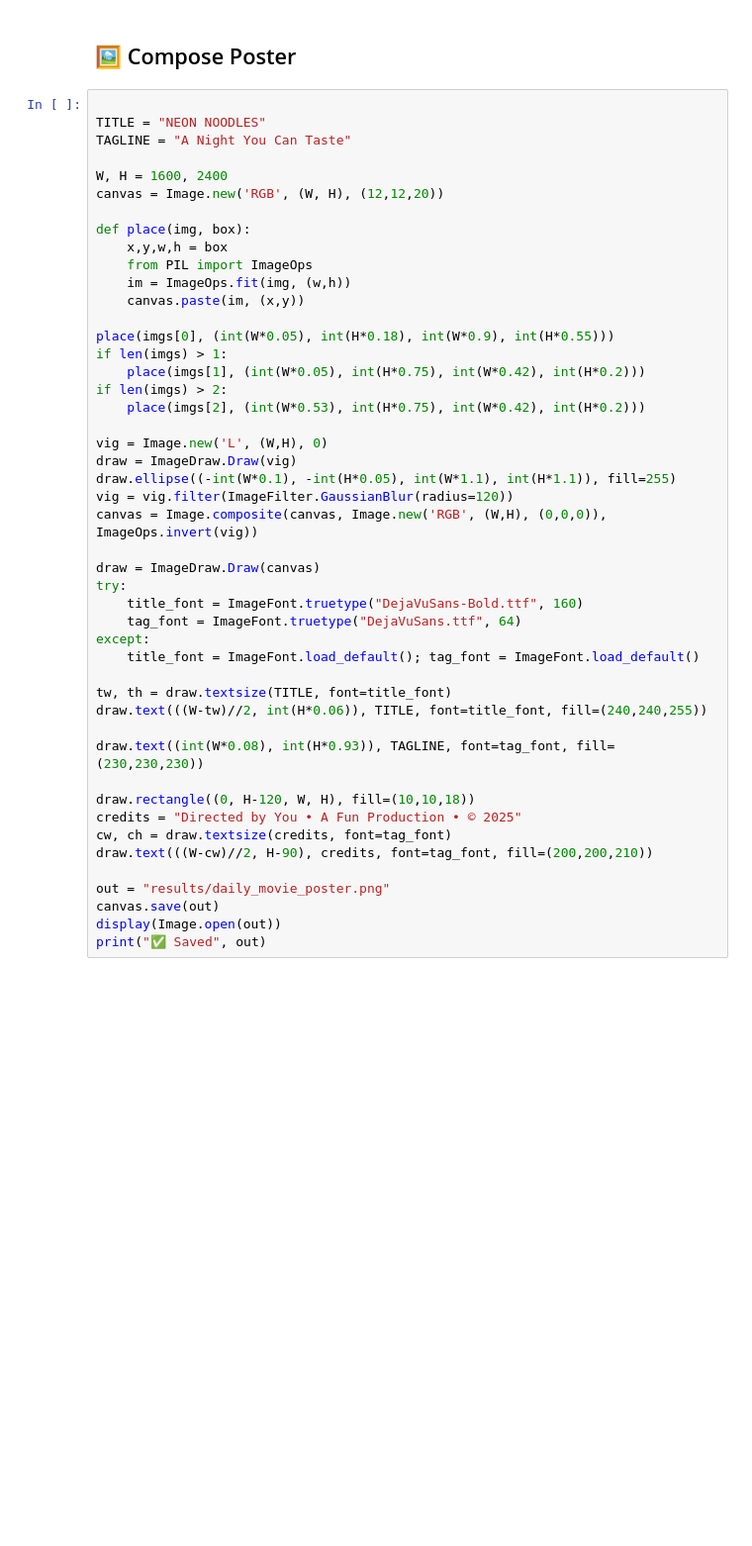
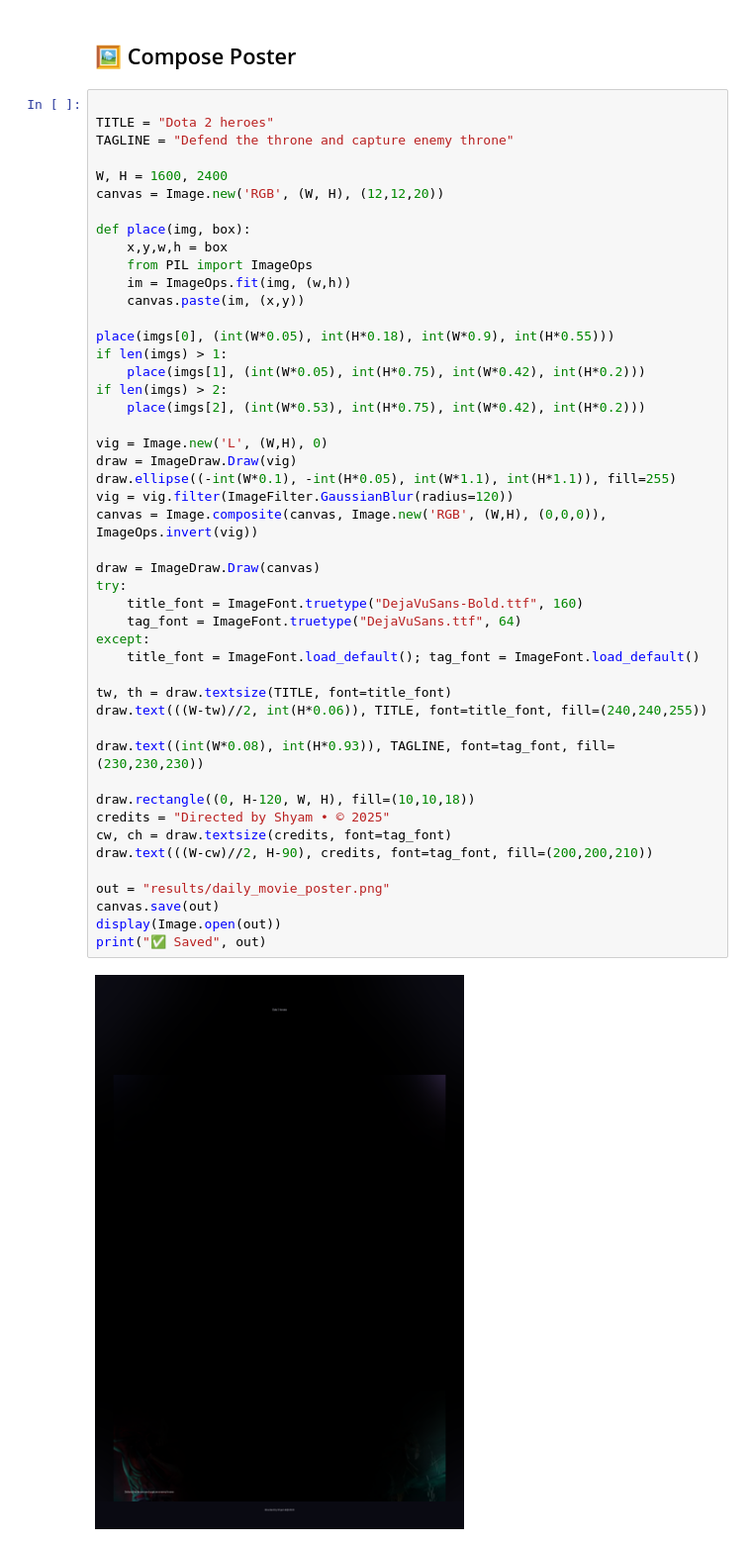
Before and after one commit to ssrinivas-berkeley/genai-playground, a Jupyter notebook: Daily_Movie_Poster_Colab_fixed.ipynb, the cells around one changed output. Shown at 99% size. Drawn from its saved outputs; the diff is of its cells as text; blank space fills up the shorter version.

```diff
--- a/Daily_Movie_Poster_Colab_fixed.ipynb
+++ b/Daily_Movie_Poster_Colab_fixed.ipynb
@@ -36,8 +48,8 @@ assert len(imgs) >= 1, "Upload at least one image"
 ## 🖼️ Compose Poster
 # %%
 
-TITLE = "NEON NOODLES"
-TAGLINE = "A Night You Can Taste"
+TITLE = "Dota 2 heroes"
+TAGLINE = "Defend the throne and capture enemy throne"
 
 W, H = 1600, 2400
 canvas = Image.new('RGB', (W, H), (12,12,20))
@@ -53,31 +65,33 @@ if len(imgs) > 1:
     place(imgs[1], (int(W*0.05), int(H*0.75), int(W*0.42), int(H*0.2)))
 if len(imgs) > 2:
     place(imgs[2], (int(W*0.53), int(H*0.75), int(W*0.42), int(H*0.2)))
 
 vig = Image.new('L', (W,H), 0)
 draw = ImageDraw.Draw(vig)
 draw.ellipse((-int(W*0.1), -int(H*0.05), int(W*1.1), int(H*1.1)), fill=255)
 vig = vig.filter(ImageFilter.GaussianBlur(radius=120))
 canvas = Image.composite(canvas, Image.new('RGB', (W,H), (0,0,0)), ImageOps.invert(vig))
 
 draw = ImageDraw.Draw(canvas)
 try:
     title_font = ImageFont.truetype("DejaVuSans-Bold.ttf", 160)
     tag_font = ImageFont.truetype("DejaVuSans.ttf", 64)
 except:
     title_font = ImageFont.load_default(); tag_font = ImageFont.load_default()
 
 tw, th = draw.textsize(TITLE, font=title_font)
 draw.text(((W-tw)//2, int(H*0.06)), TITLE, font=title_font, fill=(240,240,255))
 
 draw.text((int(W*0.08), int(H*0.93)), TAGLINE, font=tag_font, fill=(230,230,230))
 
 draw.rectangle((0, H-120, W, H), fill=(10,10,18))
-credits = "Directed by You • A Fun Production • © 2025"
+credits = "Directed by Shyam • © 2025"
 cw, ch = draw.textsize(credits, font=tag_font)
 draw.text(((W-cw)//2, H-90), credits, font=tag_font, fill=(200,200,210))
 
 out = "results/daily_movie_poster.png"
 canvas.save(out)
 display(Image.open(out))
 print("✅ Saved", out)
+# %% [output]
+[figure, added]
```
Also changed, not shown: parts of 4 cells of this notebook.
